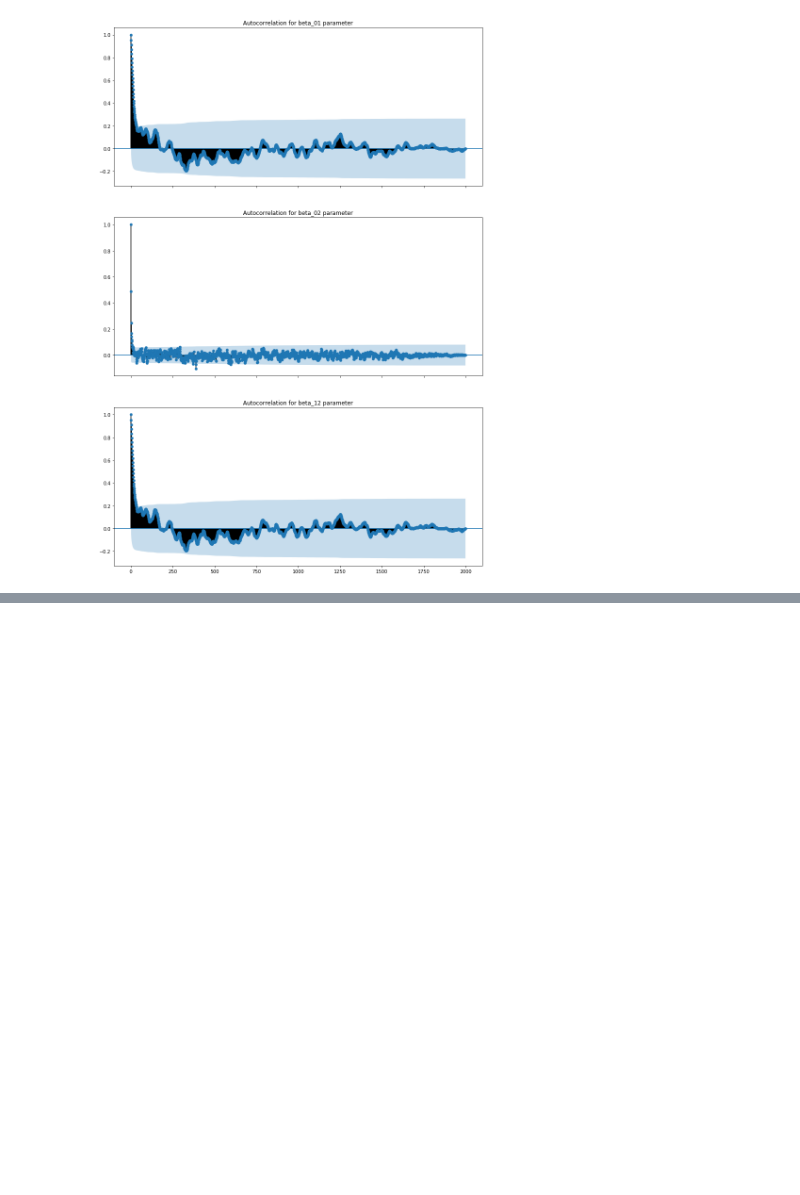
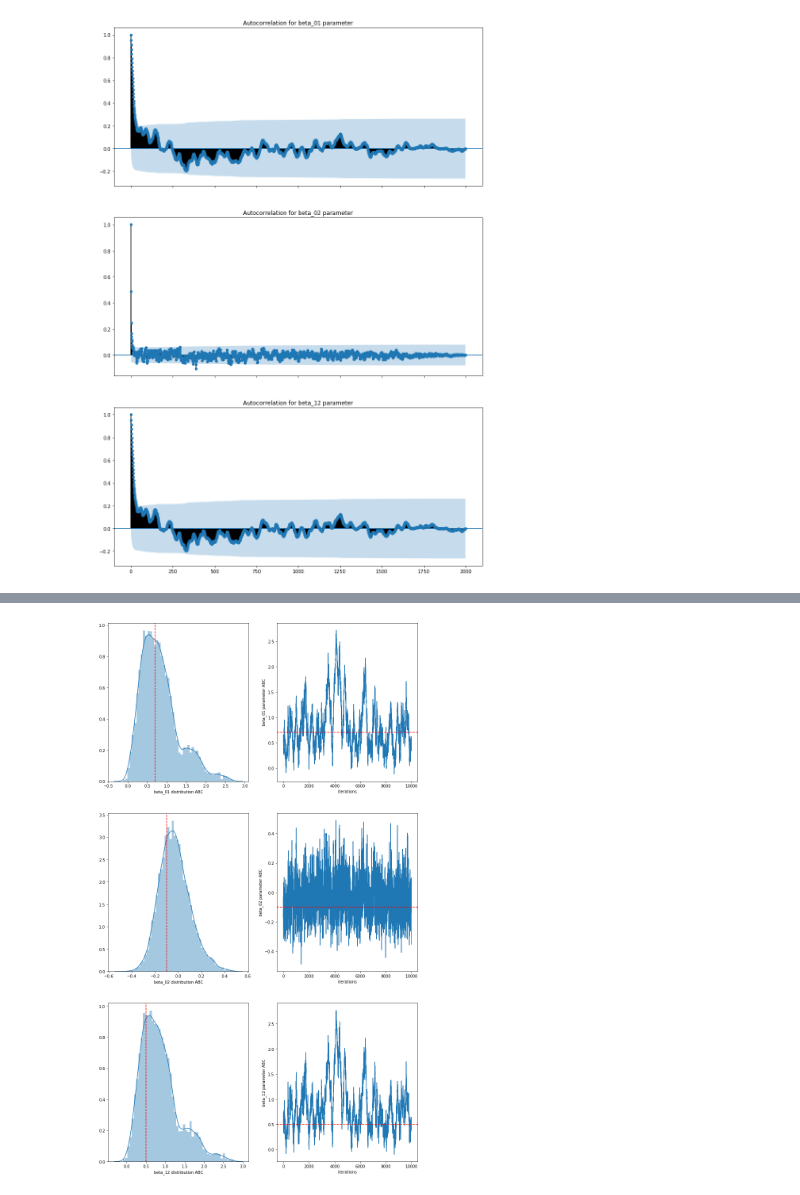
Before and after one commit to quentinl-c/abc-shadow, a Jupyter notebook: journal/definition_models.ipynb, the cells around one changed output, grey strips where cells are left out. Saved outputs shown, nothing was run; the diff lists cells and outputs as text; code cells hidden in the pictures; blank space fills up the shorter version.

Commit message:
[+] Major optimisations

```diff
--- a/journal/definition_models.ipynb
+++ b/journal/definition_models.ipynb
@@ -156,3 +156,6 @@ plot_marginals(data_strauss_inter, [0.5, -0.1, 0.5], by=100)
 autocor(data_strauss_inter, by=100)
 # %% [output]
 [figure]
+# %%
+FILE_NAME_POTTS_OPTIM = 'assets/potts_cython.json'
+data_potts_optim = extract_strauss_inter_from_file(FILE_NAME_POTTS_OPTIM)
@@ -158,0 +171,4 @@ autocor(data_strauss_inter, by=100)
+# %%
+plot_marginals(data_potts_optim, [0.7, -0.1, 0.5], by=10)
+# %% [output]
+[figure, added]
```
Also changed, not shown: parts of 1 cell of this notebook, 21 other files.
